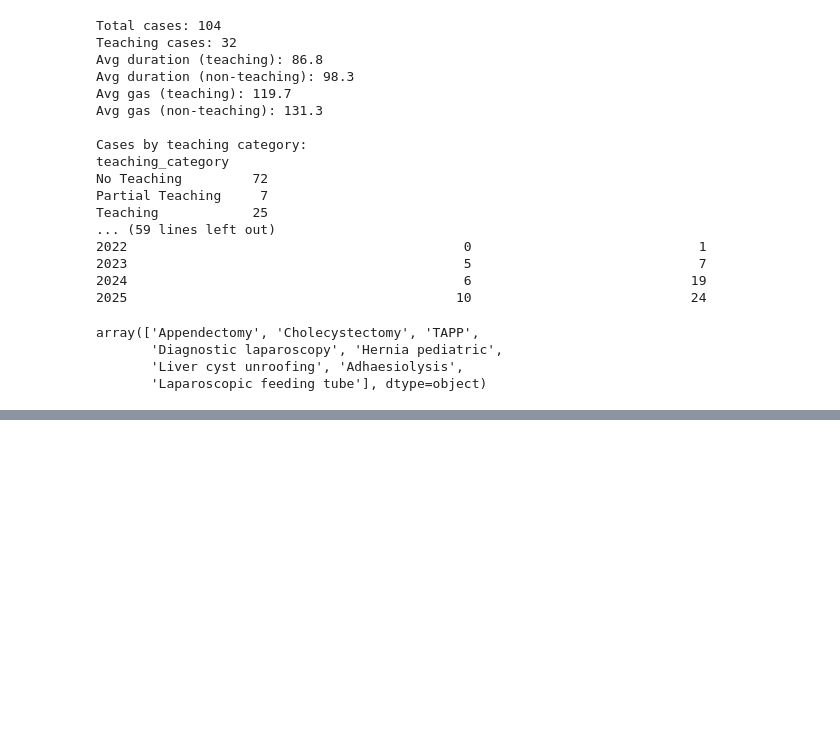
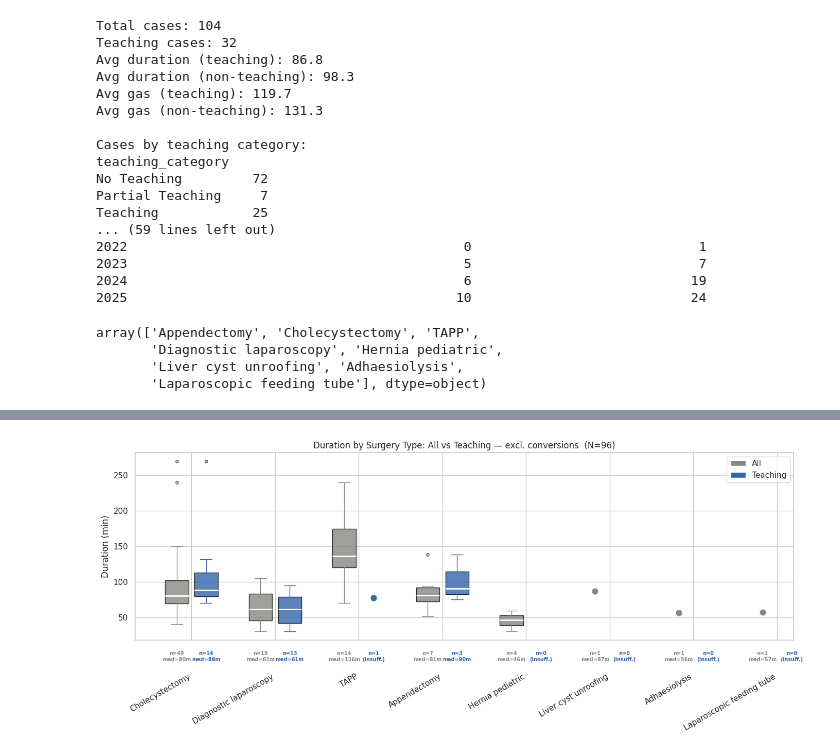
Before and after one commit to mat2m10/nkhoma, a Jupyter notebook: notebooks/02_Laparoscopy_analysis.ipynb, the cells around one changed output, grey strips where cells are left out. Drawn from its saved outputs; the diff is of its cells as text; code cells hidden in the pictures; blank space fills up the shorter version.

```diff
--- a/notebooks/02_Laparoscopy_analysis.ipynb
+++ b/notebooks/02_Laparoscopy_analysis.ipynb
@@ -562,0 +676,67 @@ df.to_excel('laparoscopy_cleaned.xlsx', index=False)
+# %%
+from matplotlib.patches import Patch
+
+fig, ax = plt.subplots(figsize=(14, 6))
+BLUE, GRAY = '#3266ad', '#888780'
+
+df_plot = df_lap[['surgery_type', 'duration_mins', 'is_teaching', 'conversion']].dropna(subset=['duration_mins'])
+df_plot = df_plot[df_plot['conversion'].map({0: True, 0.0: True, False: True, 'FALSE': True}).fillna(False)]
+surgery_types = df_plot['surgery_type'].value_counts().index.tolist()
+
+x = list(range(len(surgery_types)))
+bar_width = 0.35
+
+for i, stype in enumerate(surgery_types):
+    all_group   = df_plot[df_plot['surgery_type'] == stype]['duration_mins']
+    teach_group = df_plot[(df_plot['surgery_type'] == stype) &
+                          (df_plot['is_teaching'] == True)]['duration_mins']
+
+    # "All" box
+    if len(all_group) == 1:
+        ax.scatter(i - bar_width/2, all_group.values[0], color=GRAY, s=60, zorder=5)
+    else:
+        ax.boxplot(all_group, positions=[i - bar_width/2], widths=bar_width*0.8,
+                   patch_artist=True, showfliers=True,
+                   boxprops=dict(facecolor=GRAY, alpha=0.8),
+                   medianprops=dict(color='white', linewidth=2),
+                   whiskerprops=dict(color=GRAY), capprops=dict(color=GRAY),
+                   flierprops=dict(marker='o', markerfacecolor=GRAY, markersize=4, alpha=0.5))
+
+    # "Teaching" box
+    if len(teach_group) == 1:
+        ax.scatter(i + bar_width/2, teach_group.values[0], color=BLUE, s=60, zorder=5)
+    elif len(teach_group) >= 3:
+        ax.boxplot(teach_group, positions=[i + bar_width/2], widths=bar_width*0.8,
+                   patch_artist=True, showfliers=True,
+                   boxprops=dict(facecolor=BLUE, alpha=0.8),
+                   medianprops=dict(color='white', linewidth=2),
+                   whiskerprops=dict(color=BLUE), capprops=dict(color=BLUE),
+                   flierprops=dict(marker='o', markerfacecolor=BLUE, markersize=4, alpha=0.5))
+
+    # Annotations below x-axis
+    ax.text(i - bar_width/2, -0.06,
+            f"n={len(all_group)}\nmed={all_group.median():.0f}m",
+            ha='center', va='top', fontsize=7, color=GRAY, fontweight='bold',
+            transform=ax.get_xaxis_transform())
+
+    ax.text(i + bar_width/2, -0.06,
+            f"n={len(teach_group)}\nmed={teach_group.median():.0f}m" if len(teach_group) >= 3
+            else f"n={len(teach_group)}\n(insuff.)",
+            ha='center', va='top', fontsize=7, color=BLUE, fontweight='bold',
+            transform=ax.get_xaxis_transform())
+
+ax.set_xticks(x)
+ax.set_xticklabels(surgery_types, rotation=30, ha='right')
+ax.set_ylabel("Duration (min)")
+ax.set_xlabel("")
+ax.tick_params(axis='x', pad=40)
+ax.set_title(f"Duration by Surgery Type: All vs Teaching — excl. conversions  (N={len(df_plot)})")
+ax.legend(handles=[Patch(facecolor=GRAY, label='All'),
+                   Patch(facecolor=BLUE, label='Teaching')],
+          loc='upper right')
+
+plt.tight_layout()
+plt.savefig("laparoscopy_plots/12_duration_by_surgery_type.png", dpi=150, bbox_inches='tight')
+plt.show()
+# %% [output]
+[figure, added]
```
Also changed, not shown: parts of 19 cells of this notebook, 28 other files.
